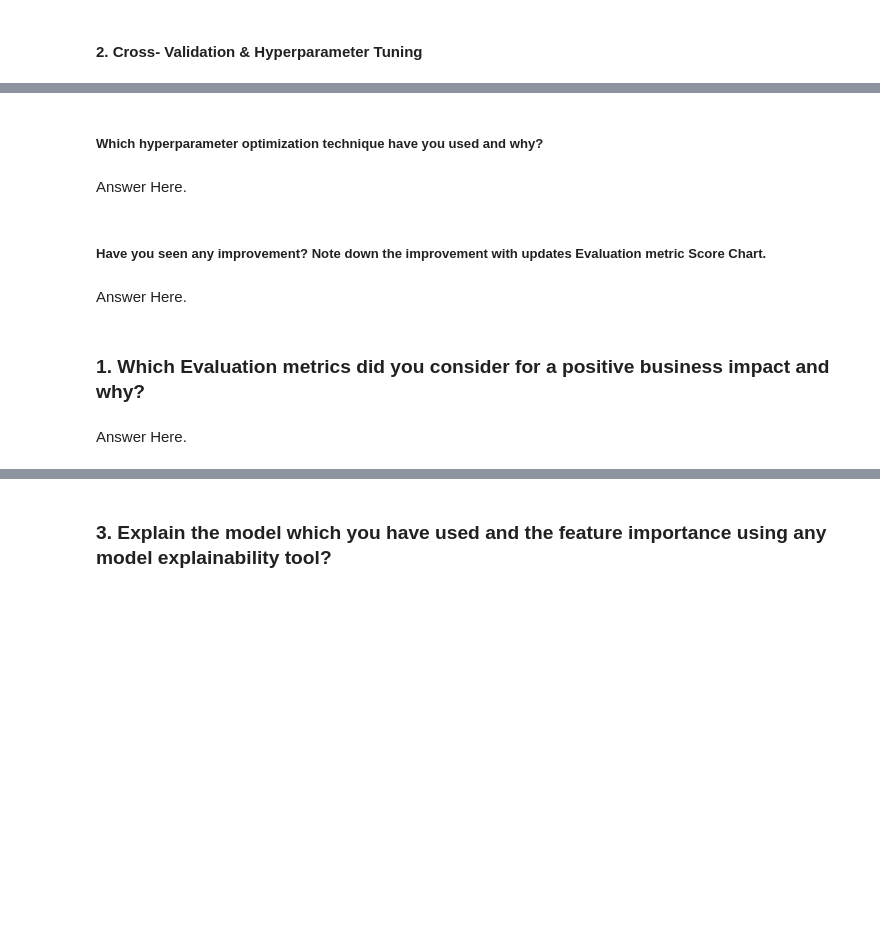
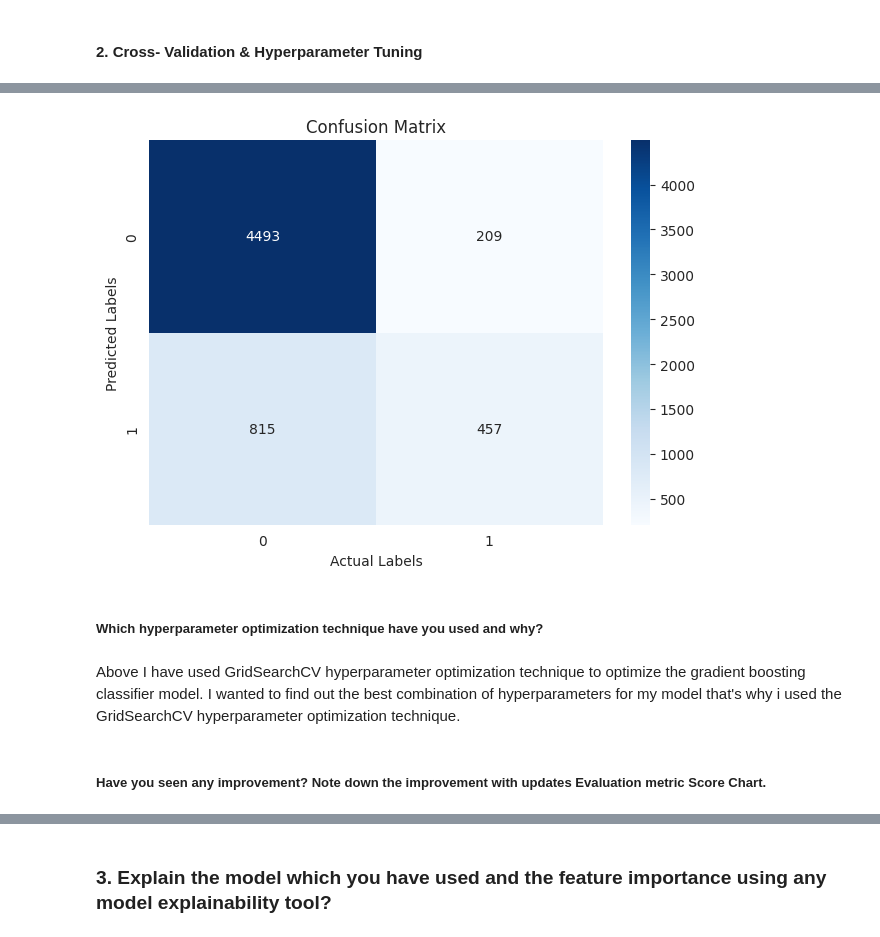
Before and after one commit to hmarathe420/Credit_Card_Default_Prediction, a Jupyter notebook: Credit_Card_Default_Prediction.ipynb, the cells around one changed output, grey strips where cells are left out. Drawn from its saved outputs; the diff is of its cells as text; code cells hidden in the pictures; blank space fills up the shorter version.

```diff
--- a/Credit_Card_Default_Prediction.ipynb
+++ b/Credit_Card_Default_Prediction.ipynb
@@ -1510,0 +1502,16 @@ Yes i have seen improvement on the model because before hyperparameter tunning t
+# %%
+# ML Model - 3 Implementation with GridSearch CV hyperparameter optimization techniques.
+# Create a Gradient Boosting Classifier
+gb_classifier_ = GradientBoostingClassifier(random_state=42)
+
+# Define hyperparameters for tuning
+param_grid = {
+    'n_estimators': [50, 100, 150],     # Number of boosting stages to be run
+    'learning_rate': [0.01, 0.1, 0.2],  # Step size shrinkage used in each boosting iteration
+    'max_depth': [3, 5, 7],             # Maximum depth of the individual trees
+}
+
+
+# Perform GridSearchCV for hyperparameter tuning and cross-validation
+grid_search = GridSearchCV(gb_classifier, param_grid, cv=5, n_jobs=-1)
+grid_search.fit(x_train, y_train)
@@ -1510,0 +1524,8 @@ Yes i have seen improvement on the model because before hyperparameter tunning t
+# %%
+# Get the best hyperparameters from the GridSearchCV
+best_params = grid_search.best_params_
+print("Best Hyperparameters:", best_params)
+
+
+# Get the best model from the GridSearchCV
+best_gb_classifier = grid_search.best_estimator_
@@ -1510,0 +1534,10 @@ Yes i have seen improvement on the model because before hyperparameter tunning t
+# %%
+# predicting y_train and y_test values with best_gb_classifier
+train_pred_bg = best_gb_classifier.predict(x_train)
+test_pred_bg = best_gb_classifier.predict(x_test)
+
+# printing the model performance after hyperparameter tunning.
+print("Model Performance on Training Dataset")
+print_evaluate(y_train, train_pred_bg)
+print("Model Performance on Testing Dataset")
+print_evaluate(y_test, test_pred_bg)
@@ -1511,12 +1559,17 @@ Yes i have seen improvement on the model because before hyperparameter tunning t
+# %%
+# ploting the confusion matrix for best hyperparameter gradient boosting model
+cm = confusion_matrix(y_test, test_pred_bg)
+sns.heatmap(cm , annot = True, cmap = 'Blues', fmt = 'd')
+plt.title("Confusion Matrix")
+plt.xlabel("Actual Labels")
+plt.ylabel("Predicted Labels")
+plt.plot()
+plt.show()
+# %% [output]
+[figure, added]
 # %% [markdown]
 ##### Which hyperparameter optimization technique have you used and why?
-# %% [markdown]
-Answer Here.
+# %% [markdown]
+Above I have used GridSearchCV hyperparameter optimization technique to optimize the gradient boosting classifier model. I wanted to find out the best combination of hyperparameters for my model that's why i used the GridSearchCV hyperparameter optimization technique.
 # %% [markdown]
 ##### Have you seen any improvement? Note down the improvement with updates Evaluation metric Score Chart.
-# %% [markdown]
-Answer Here.
-# %% [markdown]
-### 1. Which Evaluation metrics did you consider for a positive business impact and why?
-# %% [markdown]
-Answer Here.
```
Also changed, not shown: parts of 24 cells of this notebook.
